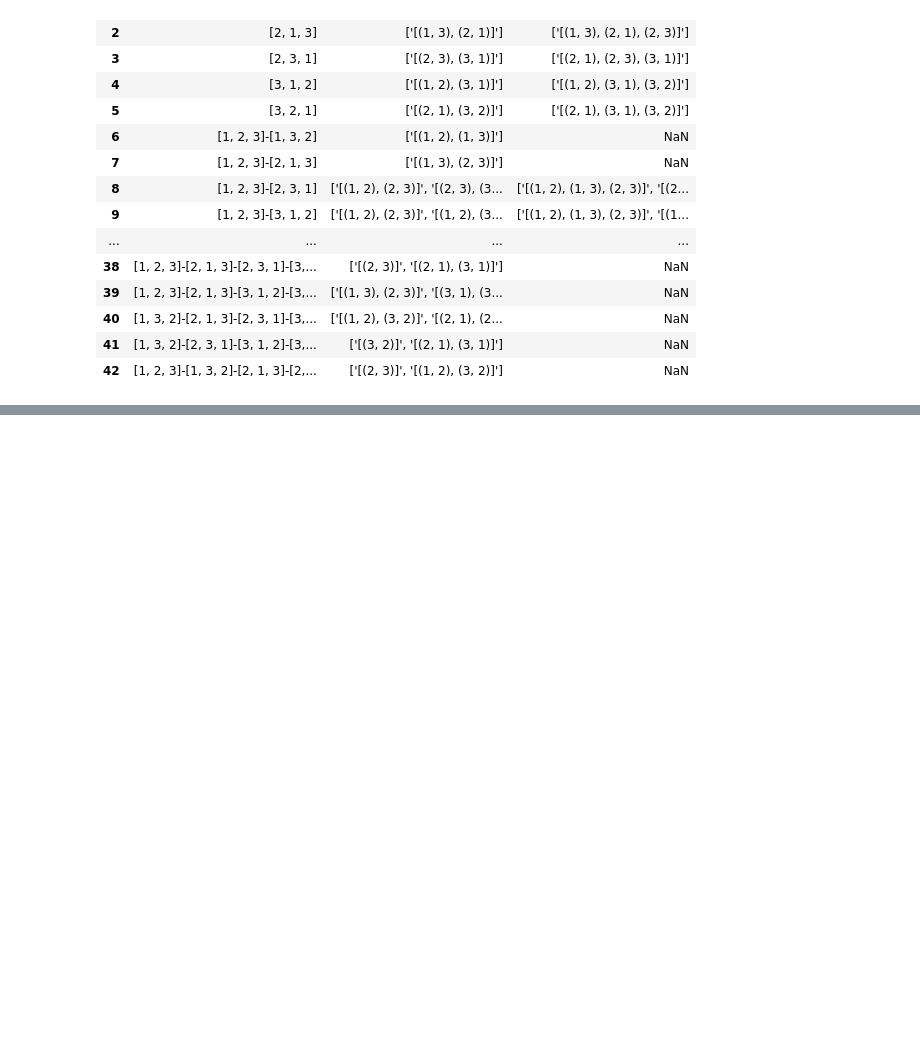
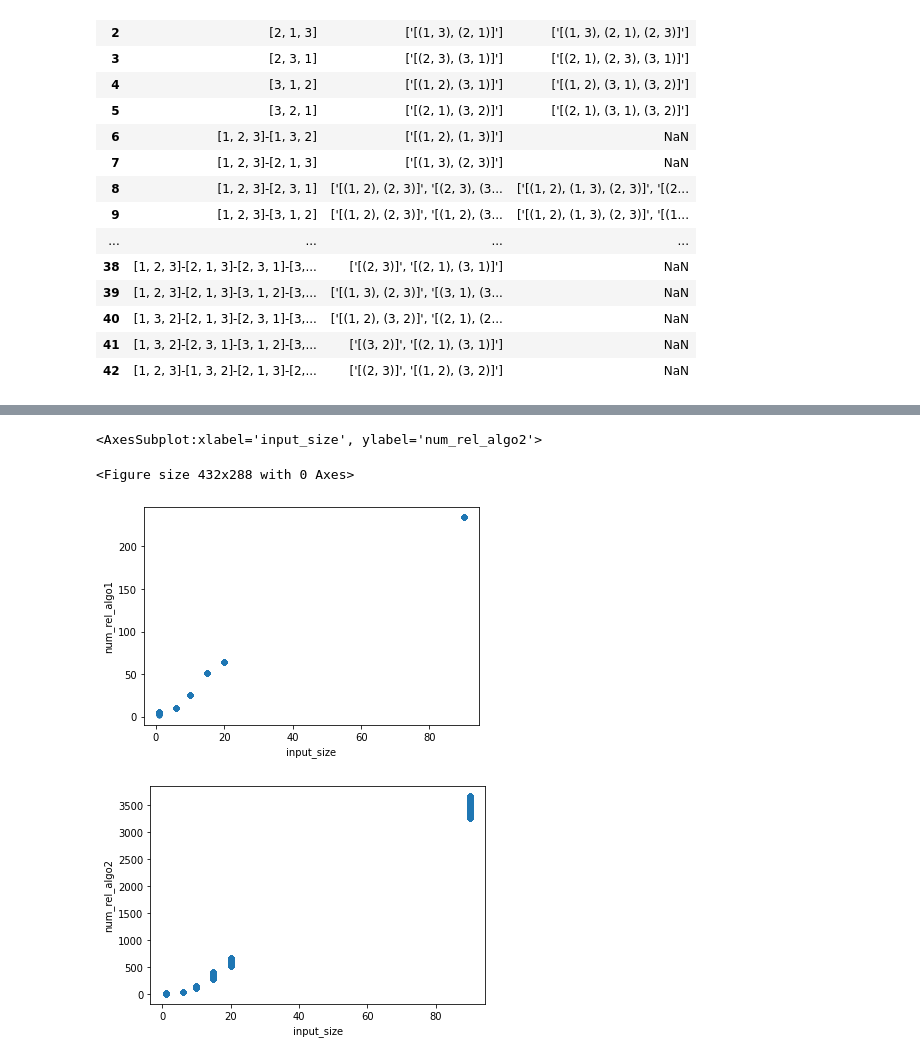
Before and after one commit to cjgsongsong/cs199aclthesis, a Jupyter notebook: analysis.ipynb, the cells around one changed output, grey strips where cells are left out. Saved outputs shown, nothing was run; the diff lists cells and outputs as text; code cells hidden in the pictures; blank space fills up the shorter version.

```diff
--- a/analysis.ipynb
+++ b/analysis.ipynb
@@ -240,0 +307,11 @@ optapprox_joined
+# %%
+num_rel = trees[['input_size', 'num_rel_algo1', 'num_rel_algo2']]
+
+plt.figure()
+num_rel.plot.scatter(x='input_size', y='num_rel_algo1')
+num_rel.plot.scatter(x='input_size', y='num_rel_algo2')
+# %% [output]
+<AxesSubplot:xlabel='input_size', ylabel='num_rel_algo2'>
+<Figure size 432x288 with 0 Axes>
+[figure, added]
+[figure, added]
```
Also changed, not shown: parts of 17 cells of this notebook, 11 other files.
